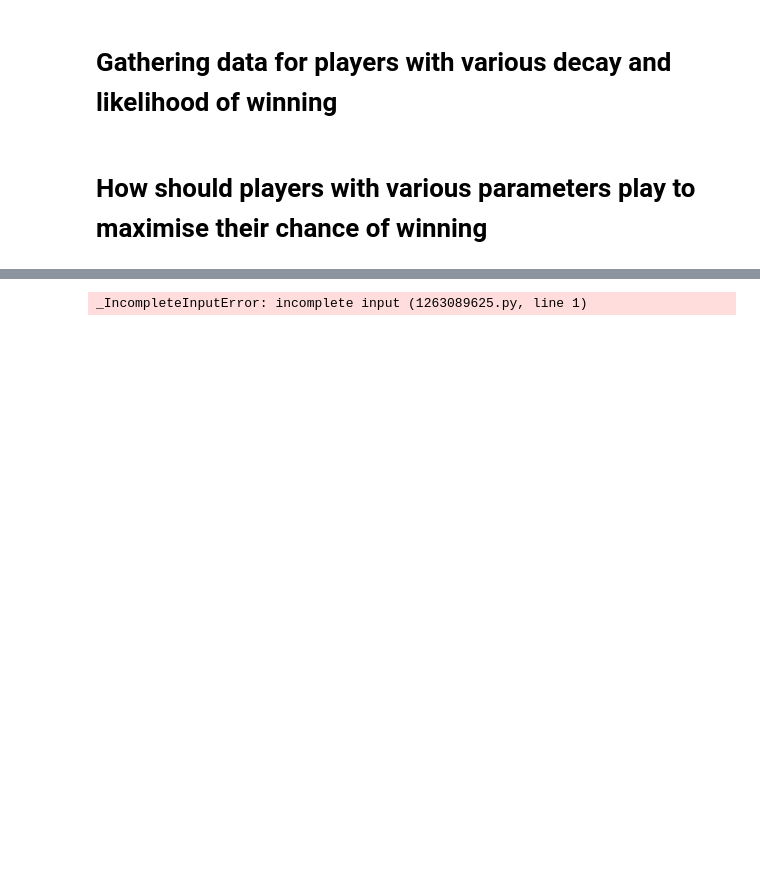
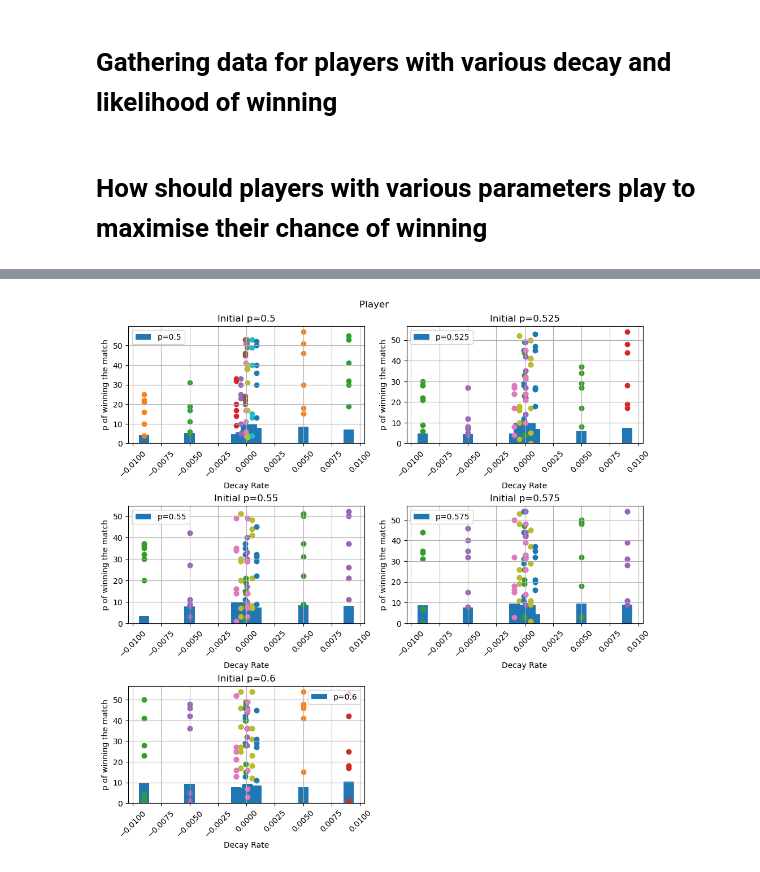
Before and after one commit to tedibaba/Optimising-tennis-break-times, a Jupyter notebook: Tennis game.ipynb, the cells around one changed output, grey strips where cells are left out. Saved outputs shown, nothing was run; the diff lists cells and outputs as text; code cells hidden in the pictures; blank space fills up the shorter version.

Commit message:
Creating break graphs

```diff
--- a/Tennis game.ipynb
+++ b/Tennis game.ipynb
@@ -353,4 +353,40 @@ plot_fatigue_vs_fitness(players, zoom=True, save=True)
 # %%
-def plot_p_vs_decay(player_fitness_list):
+def avg_interval_btw_breaks(break_times):
+    if len(break_times) < 2:
+        return 0
+    intervals = np.diff(break_times)
+    return np.mean(intervals)
+
+def plot_break_times_vs_decay(player_fitness_list, save=False, zoom=False):
+    n = len(player_fitness_list.keys())
+    fig, axs = plt.subplots(n//2 + (n % 2), 2, figsize=(10, 10), squeeze=False)
+
+    for i, p in enumerate(player_fitness_list.keys()):
+        arr = [[player.rate_of_decay, player.break_times] for player, _ in player_fitness_list[p] if not zoom or np.abs(player.rate_of_decay) < 0.005]
+        arr.sort(key=lambda x: x[0])  # Sort by decay rate
+        decay_rates = [decay_rate for decay_rate, _ in arr]
+        break_times = [break_time for _,break_time in arr]
+        avg_break_intvals = [avg_interval_btw_breaks(break_time) for break_time in break_times]
+        # print(len(avg_break_intvals), len(decay_rates))
+        axs[i//2, i%2].bar(decay_rates, avg_break_intvals, label=f'p={p}', width=0.0009 * (1e-1 if zoom else 1))
+        for j,decay_rate in enumerate(decay_rates):
+            axs[i//2, i%2].scatter([decay_rate ]* len(break_times[j]), break_times[j])
+        axs[i//2, i%2].set_title(f'Initial p={p}')
+        axs[i//2, i%2].set_xlabel('Decay Rate')
+        axs[i//2, i%2].set_ylabel('p of winning the match')
+        axs[i//2, i%2].tick_params(axis='x', rotation=45)
+        axs[i//2, i%2].legend()
+        axs[i//2, i%2].grid()
+
+    fig.suptitle('Player ')
+    axs_flatten = axs.flatten()
+    for k in range(len(player_fitness_list.keys()), len(axs_flatten)):
+        fig.delaxes(axs_flatten[k])
+    plt.tight_layout()
+    if save:
+        plt.savefig(f'break_times_vs_decay_zoom={zoom}.png')
+    plt.show()
-# %% [output]
-_IncompleteInputError: incomplete input (1263089625.py, line 1)
+# %%
+plot_break_times_vs_decay(players, save=True)
+# %% [output]
+[figure, added]
```
Also changed, not shown: parts of 4 cells of this notebook, 3 other files.
